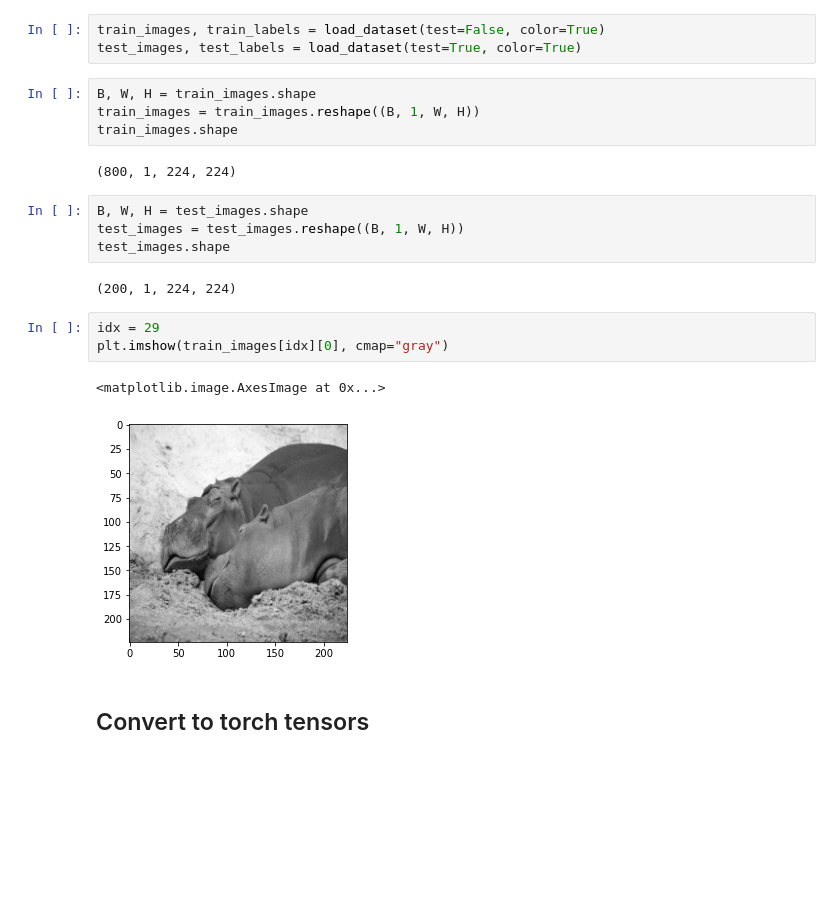
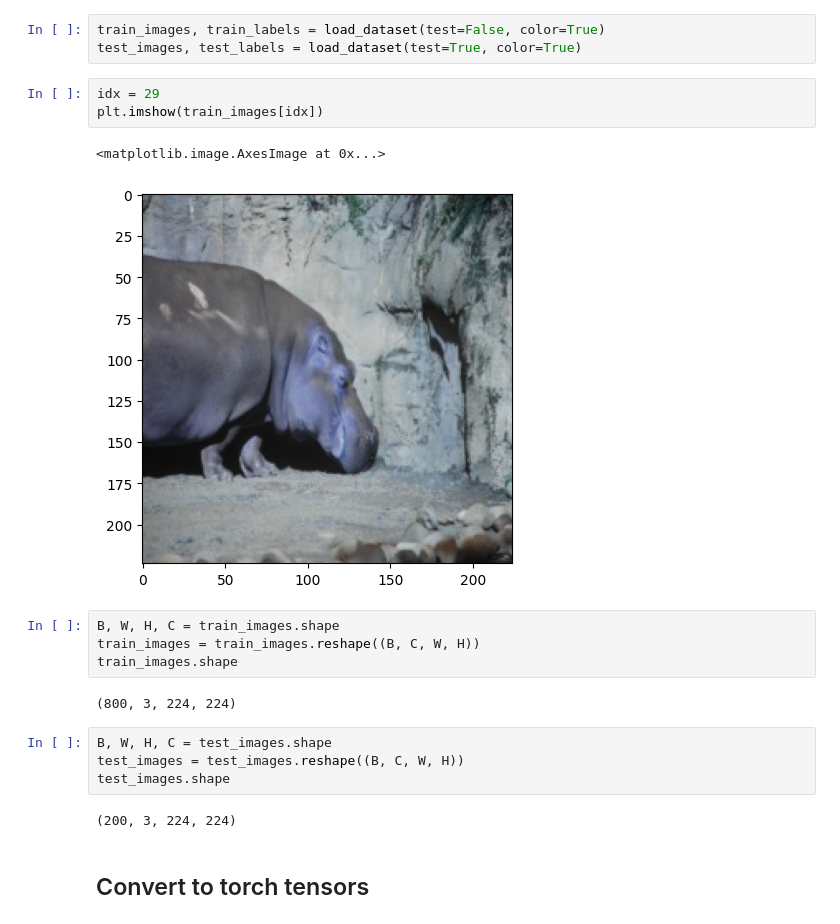
Before and after one commit to Amayas29/rhinoceros_hippopotamus_classification, a Jupyter notebook: classification_with_cnn_with_color.ipynb, the cells around one changed output. Saved outputs shown, nothing was run; the diff lists cells and outputs as text; blank space fills up the shorter version.

```diff
--- a/classification_with_cnn_with_color.ipynb
+++ b/classification_with_cnn_with_color.ipynb
@@ -32,24 +41,24 @@ device(type='cpu')
 # %%
 train_images, train_labels = load_dataset(test=False, color=True)
 test_images, test_labels = load_dataset(test=True, color=True)
+# %%
+idx = 29
+plt.imshow(train_images[idx])
+# %% [output]
+<matplotlib.image.AxesImage at 0x...>
+[figure, added]
 # %%
-B, W, H = train_images.shape
-train_images = train_images.reshape((B, 1, W, H))
+B, W, H, C = train_images.shape
+train_images = train_images.reshape((B, C, W, H))
 train_images.shape
 # %% [output]
-(800, 1, 224, 224)
+(800, 3, 224, 224)
 # %%
-B, W, H = test_images.shape
-test_images = test_images.reshape((B, 1, W, H))
+B, W, H, C = test_images.shape
+test_images = test_images.reshape((B, C, W, H))
 test_images.shape
 # %% [output]
-(200, 1, 224, 224)
+(200, 3, 224, 224)
-# %%
-idx = 29
-plt.imshow(train_images[idx][0], cmap="gray")
-# %% [output]
-<matplotlib.image.AxesImage at 0x...>
-[figure, removed]
 # %% [markdown]
 ## Convert to torch tensors
 # %%
```
Also changed, not shown: parts of 25 cells of this notebook, 1 other file.
